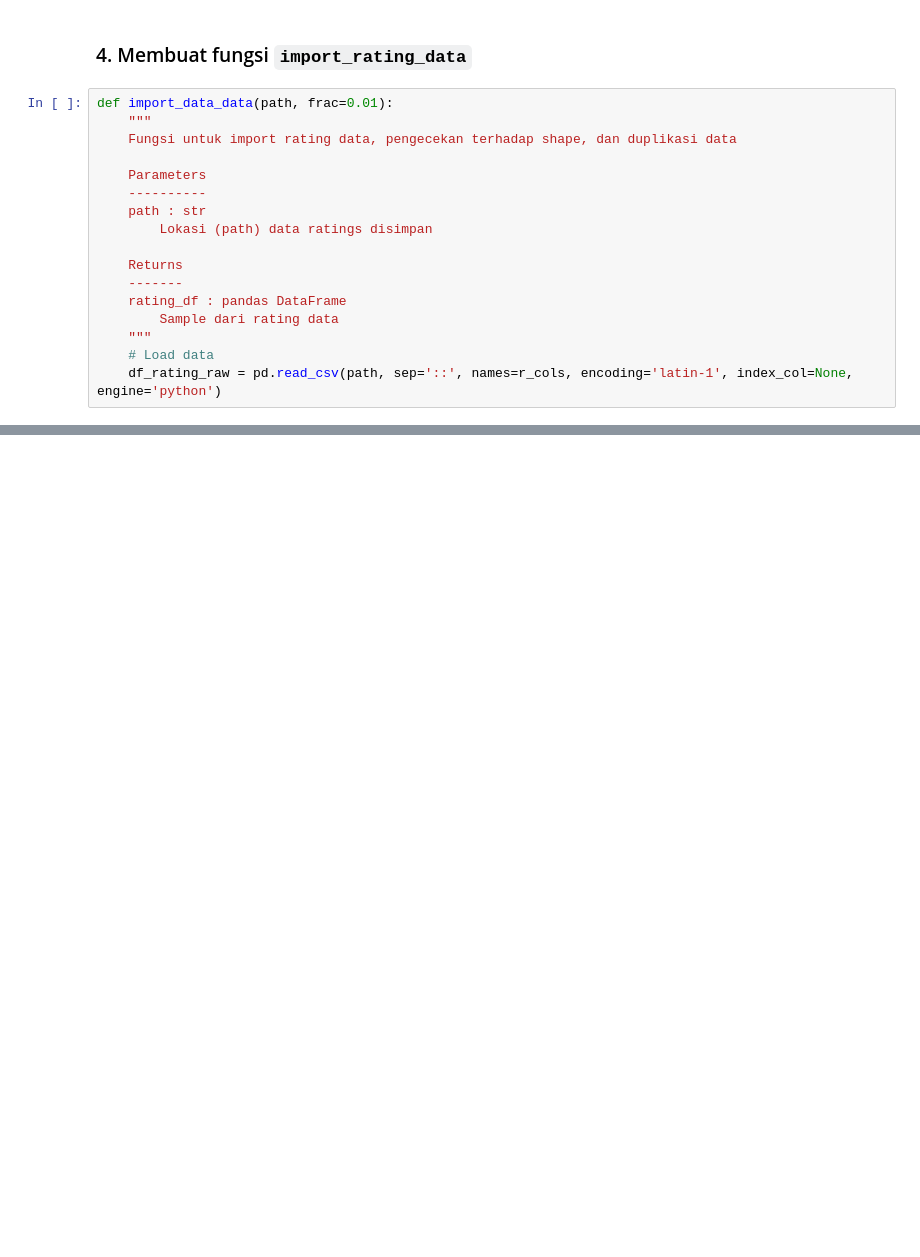
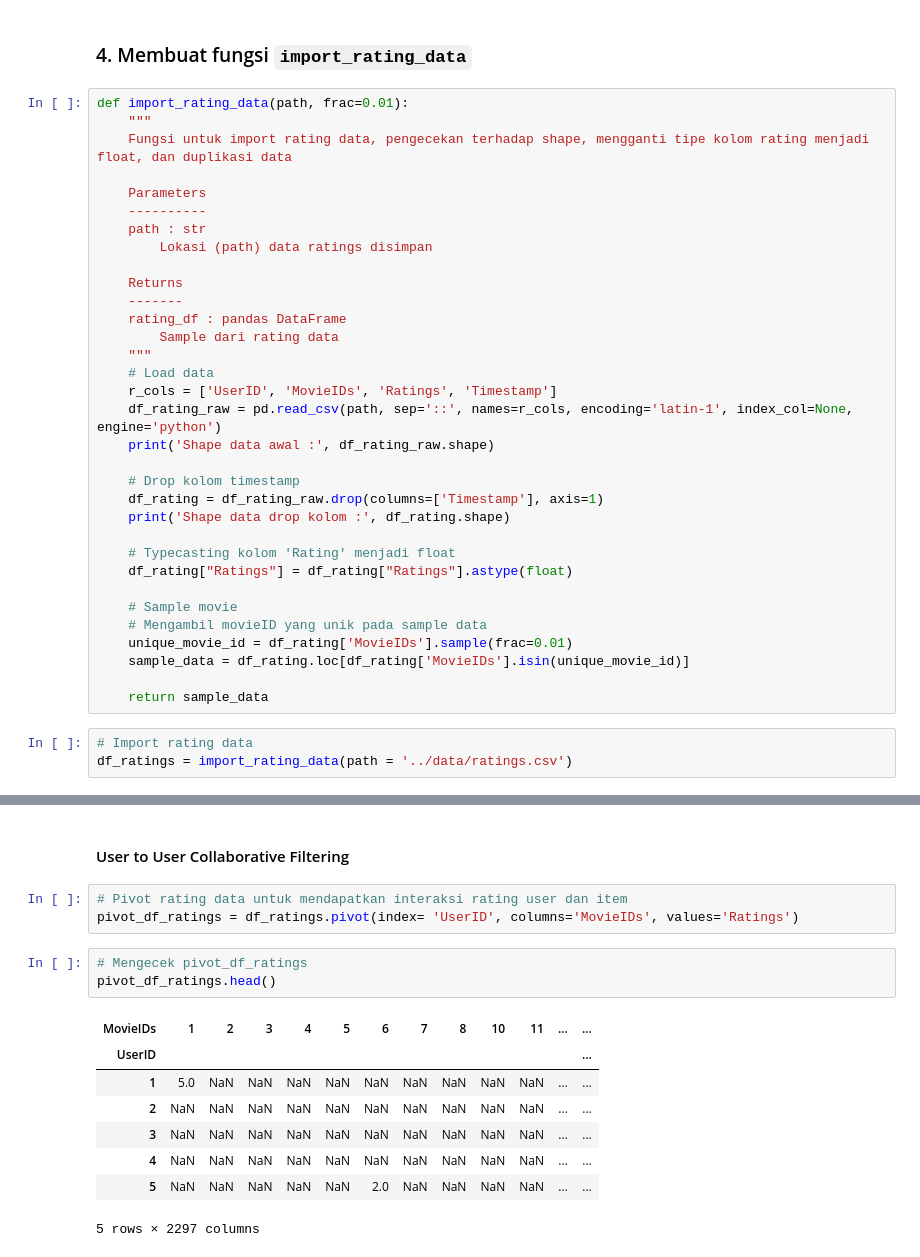
Before and after one commit to axeltanjung/movie_recsys, a Jupyter notebook: notebook/recommender_system.ipynb, the cells around one changed output, grey strips where cells are left out. Drawn from its saved outputs; the diff is of its cells as text; blank space fills up the shorter version.

```diff
--- a/notebook/recommender_system.ipynb
+++ b/notebook/recommender_system.ipynb
@@ -76,9 +76,9 @@ df_ratings.duplicated().sum()
 # %% [markdown]
 ### 4. Membuat fungsi `import_rating_data`
 # %%
-def import_data_data(path, frac=0.01):
+def import_rating_data(path, frac=0.01):
     """
-    Fungsi untuk import rating data, pengecekan terhadap shape, dan duplikasi data
+    Fungsi untuk import rating data, pengecekan terhadap shape, mengganti tipe kolom rating menjadi float, dan duplikasi data
 
     Parameters
     ----------
@@ -91,4 +91,23 @@ def import_data_data(path, frac=0.01):
         Sample dari rating data
     """
     # Load data
+    r_cols = ['UserID', 'MovieIDs', 'Ratings', 'Timestamp']
     df_rating_raw = pd.read_csv(path, sep='::', names=r_cols, encoding='latin-1', index_col=None, engine='python')
+    print('Shape data awal :', df_rating_raw.shape)
+
+    # Drop kolom timestamp
+    df_rating = df_rating_raw.drop(columns=['Timestamp'], axis=1)
+    print('Shape data drop kolom :', df_rating.shape)
+
+    # Typecasting kolom 'Rating' menjadi float
+    df_rating["Ratings"] = df_rating["Ratings"].astype(float)
+
+    # Sample movie
+    # Mengambil movieID yang unik pada sample data
+    unique_movie_id = df_rating['MovieIDs'].sample(frac=0.01)
+    sample_data = df_rating.loc[df_rating['MovieIDs'].isin(unique_movie_id)]
+
+    return sample_data
+# %%
+# Import rating data
+df_ratings = import_rating_data(path = '../data/ratings.csv')
@@ -94,0 +129,17 @@ def import_data_data(path, frac=0.01):
+# %% [markdown]
+#### User to User Collaborative Filtering
+# %%
+# Pivot rating data untuk mendapatkan interaksi rating user dan item
+pivot_df_ratings = df_ratings.pivot(index= 'UserID', columns='MovieIDs', values='Ratings')
+# %%
+# Mengecek pivot_df_ratings
+pivot_df_ratings.head()
+# %% [output]
+| MovieIDs | 1 | 2 | 3 | 4 | 5 | 6 | 7 | 8 | 10 | 11 | ... | ... |
+| UserID |  |  |  |  |  |  |  |  |  |  |  | ... |
+| 1 | 5.0 | NaN | NaN | NaN | NaN | NaN | NaN | NaN | NaN | NaN | ... | ... |
+| 2 | NaN | NaN | NaN | NaN | NaN | NaN | NaN | NaN | NaN | NaN | ... | ... |
+| 3 | NaN | NaN | NaN | NaN | NaN | NaN | NaN | NaN | NaN | NaN | ... | ... |
+| 4 | NaN | NaN | NaN | NaN | NaN | NaN | NaN | NaN | NaN | NaN | ... | ... |
+| 5 | NaN | NaN | NaN | NaN | NaN | 2.0 | NaN | NaN | NaN | NaN | ... | ... |
+5 rows × 2297 columns
```
Also changed, not shown: parts of 38 cells of this notebook.
